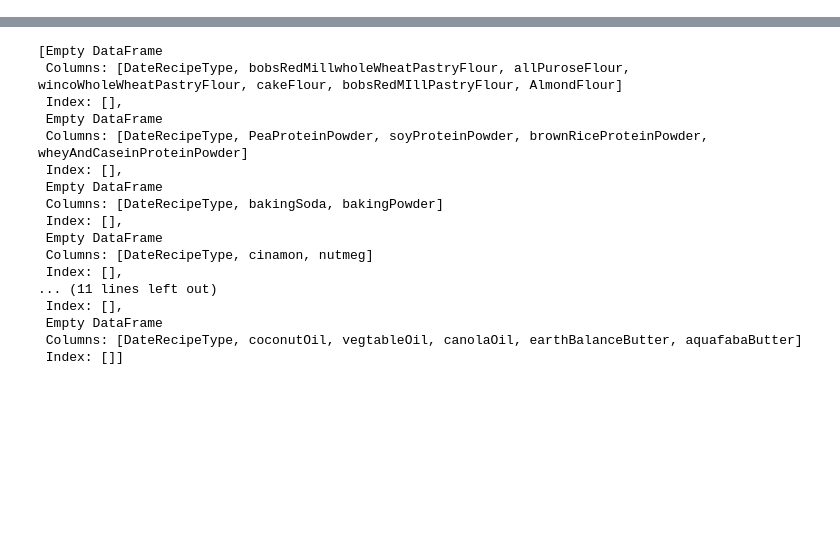
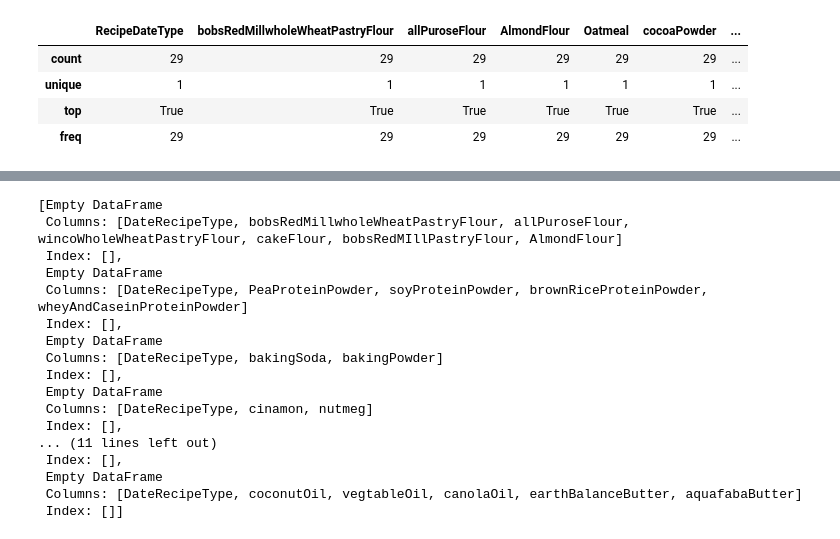
Before and after one commit to maxdickinson/DataTables, a Jupyter notebook: RecipesNutritionWorkbook.ipynb, the cells around one changed output, grey strips where cells are left out. Drawn from its saved outputs; the diff is of its cells as text; code cells hidden in the pictures; blank space fills up the shorter version.

```diff
--- a/RecipesNutritionWorkbook.ipynb
+++ b/RecipesNutritionWorkbook.ipynb
@@ -3,0 +45,8 @@ import numpy as np
+# %%
+recIngredBool.describe().iloc[:,0:20]
+# %% [output]
+|  | RecipeDateType | bobsRedMillwholeWheatPastryFlour | allPuroseFlour | AlmondFlour | Oatmeal | cocoaPowder | ... |
+| count | 29 | 29 | 29 | 29 | 29 | 29 | ... |
+| unique | 1 | 1 | 1 | 1 | 1 | 1 | ... |
+| top | True | True | True | True | True | True | ... |
+| freq | 29 | 29 | 29 | 29 | 29 | 29 | ... |
```
Also changed, not shown: parts of 48 cells of this notebook, 2 other files.
